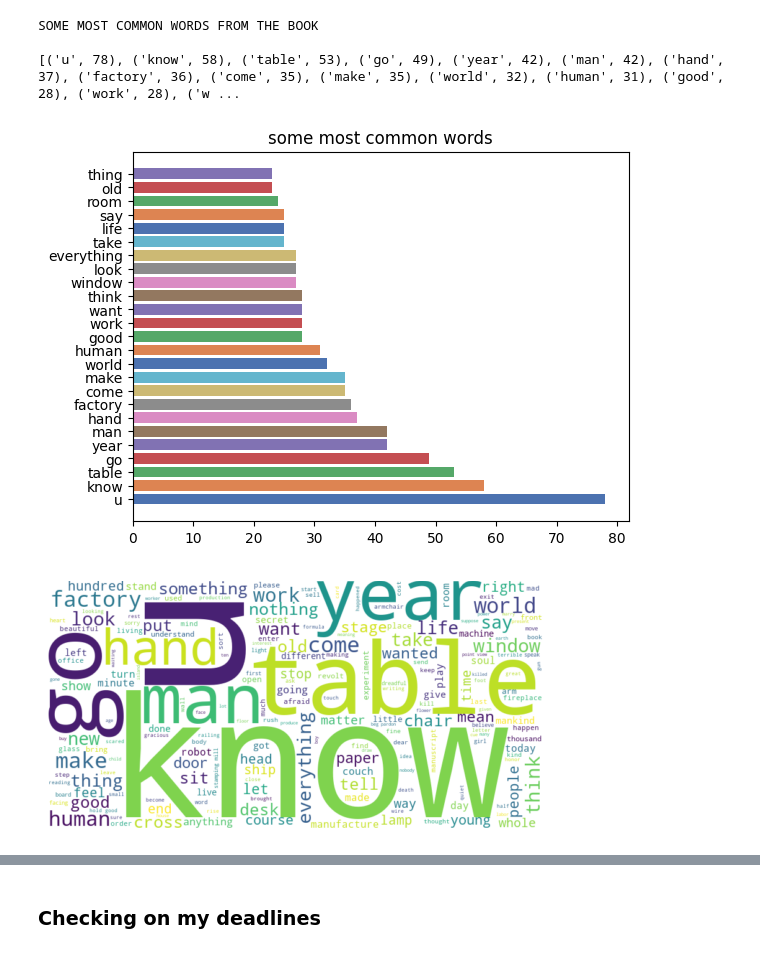
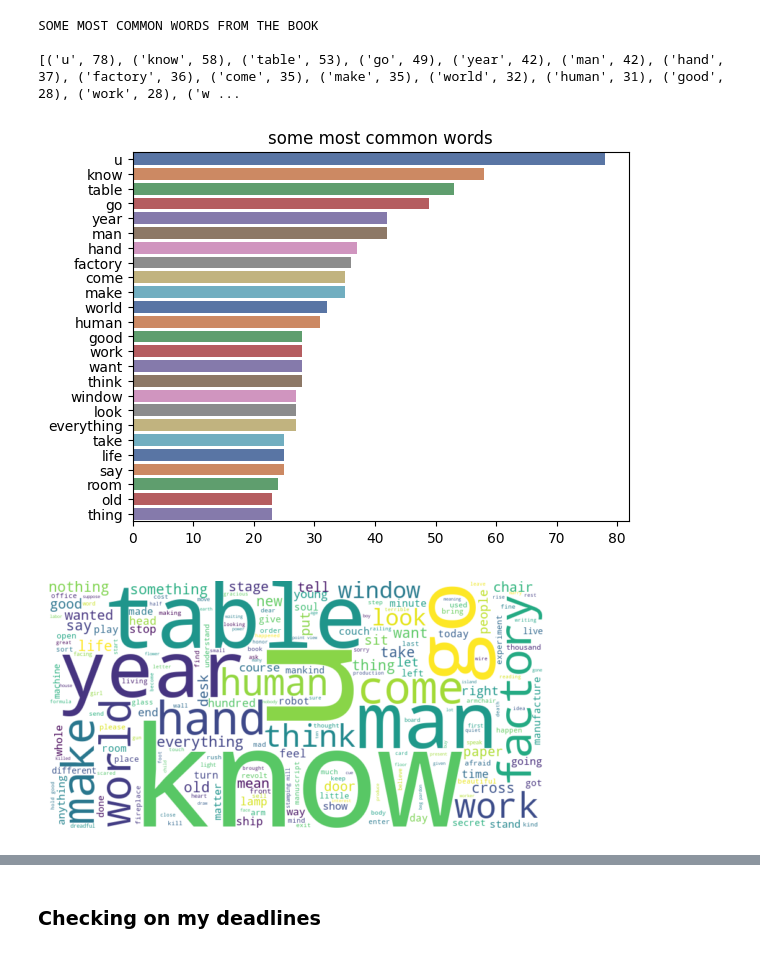
Before and after one commit to treefungus/book-edit, a Jupyter notebook: main.ipynb, the cells around one changed output, grey strips where cells are left out. Saved outputs shown, nothing was run; the diff lists cells and outputs as text; code cells hidden in the pictures.

```diff
--- a/main.ipynb
+++ b/main.ipynb
@@ -9,18 +9,21 @@ import random
 text = "sources/rur.txt"
 text_cs = "sources/rur_cs.txt"
 
-with open(text, "r", encoding='utf-8') as text:
-    content = text.read()
+def open_book(book):
+    with open(book, "r", encoding='utf-8') as text:
+        content = text.read()
+        return content
 
-with open(text_cs, "r", encoding='utf-8') as text_cs:
-    content_cs = text_cs.read()
+content = open_book(text)
+content_cs = open_book(text_cs)
 
 #print random middle part of the book and translation
-random_words = random.randint(round(len(content)/4), round(len(content) - len(content)/4))
-random_words_cs = random.randint(round(len(content_cs)/4), round(len(content_cs) - len(content_cs)/4))
+def middle_slice(book):
+        random_words = random.randint(round(len(book)/4), round(len(book) - len(book)/4))
+        return book[random_words:random_words+600]
 
-print("SOME RANDOM PART OF THE BOOK\n", content[random_words:random_words+600],
+print("SOME RANDOM PART OF THE BOOK\n", middle_slice(content),
       "\n\n*******************************\n",
-      "SOME RANDOM PART OF THE TRANSLATION\n", content_cs[random_words_cs:random_words_cs+600])
+      "SOME RANDOM PART OF THE TRANSLATION\n", middle_slice(content_cs))
 # %% [output]
 SOME RANDOM PART OF THE BOOK
@@ -97,14 +100,12 @@ SOME MOST COMMON WORDS FROM THE BOOK
 # %%
 #plotting into bars
 freq_dct_commons = dict(freq.most_common(25))
 
-palette = sns.color_palette("deep")
-
-plt.barh(list(freq_dct_commons.keys()), list(freq_dct_commons.values()), color=palette)
+sns.barplot(x=list(freq_dct_commons.values()), y=list(freq_dct_commons.keys()), palette="deep", orient='h')
 plt.title('some most common words')
 plt.show()
 # %% [output]
-[figure, old version]
+[figure, new version]
 # %%
 #as a word cloud
 from wordcloud import WordCloud
@@ -116,7 +117,7 @@ plt.imshow(wordcloud, interpolation='bilinear')
 plt.axis('off')
 plt.show()
 # %% [output]
-[figure, old version]
+[figure, new version]
 # %%
 #experimenting with bigrams
 
```
Also changed, not shown: parts of 5 cells of this notebook.
